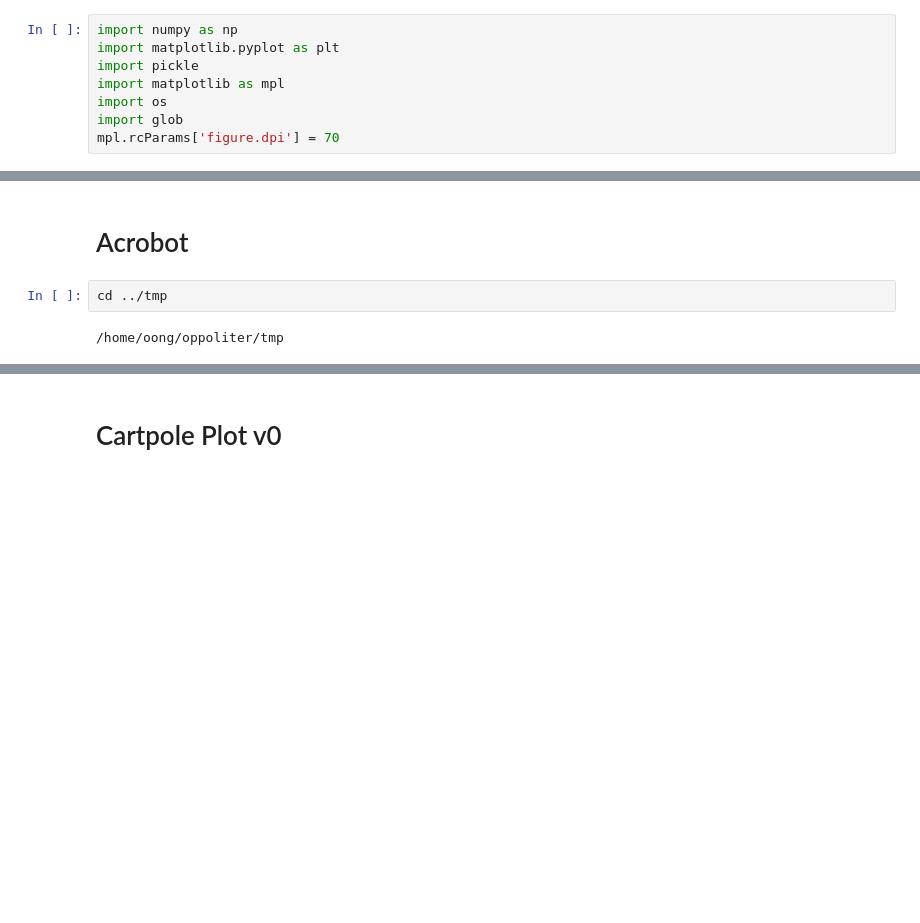
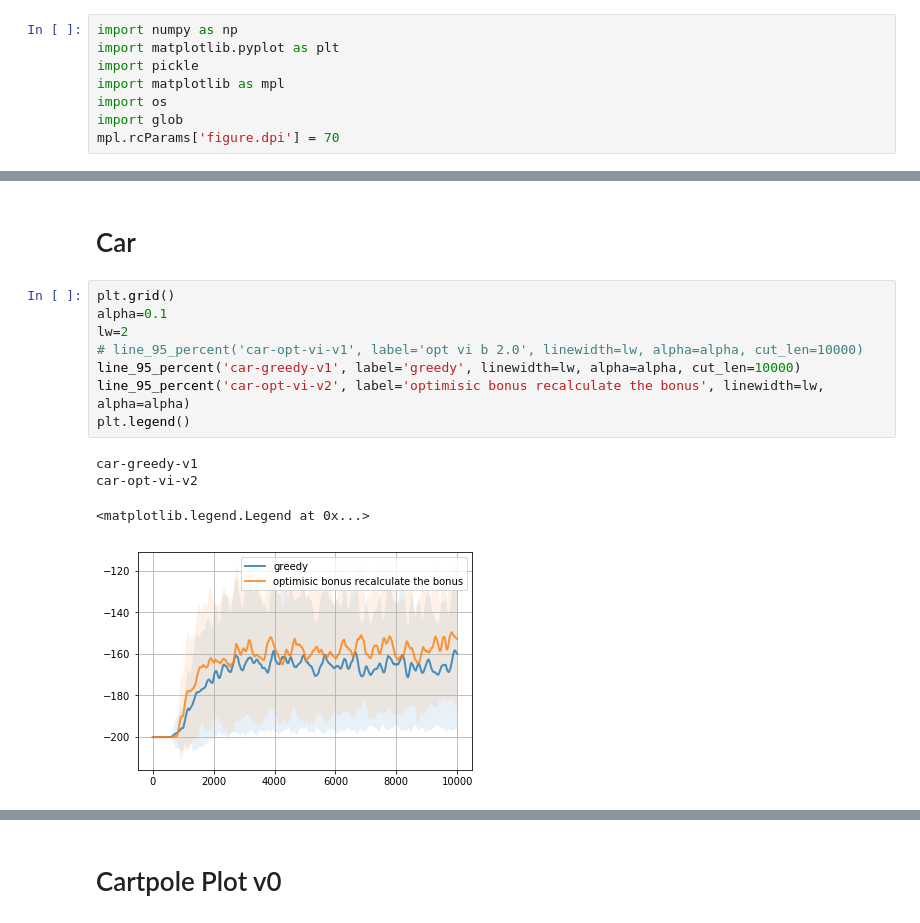
Before and after one commit to anhddo/oppoliter, a Jupyter notebook: notebook/ls-avg-reward.ipynb, the cells around one changed output, grey strips where cells are left out. Cells and saved outputs as stored; diff of their text form; blank space fills up the shorter version.

```diff
--- a/notebook/ls-avg-reward.ipynb
+++ b/notebook/ls-avg-reward.ipynb
@@ -43,8 +46,17 @@ def plot_lines(dir_path):
             y = np.interp(x,  time_step, reward)
             plt.plot(x, y)
 # %% [markdown]
-# Acrobot
+# Car
-# %%
-cd ../tmp
-# %% [output]
-/home/oong/oppoliter/tmp
+# %%
+plt.grid()
+alpha=0.1
+lw=2
+# line_95_percent('car-opt-vi-v1', label='opt vi b 2.0', linewidth=lw, alpha=alpha, cut_len=10000)
+line_95_percent('car-greedy-v1', label='greedy', linewidth=lw, alpha=alpha, cut_len=10000)
+line_95_percent('car-opt-vi-v2', label='optimisic bonus recalculate the bonus', linewidth=lw, alpha=alpha)
+plt.legend()
+# %% [output]
+car-greedy-v1
+car-opt-vi-v2
+<matplotlib.legend.Legend at 0x...>
+[figure, added]
```
Also changed, not shown: parts of 51 cells of this notebook, 3 other files.
